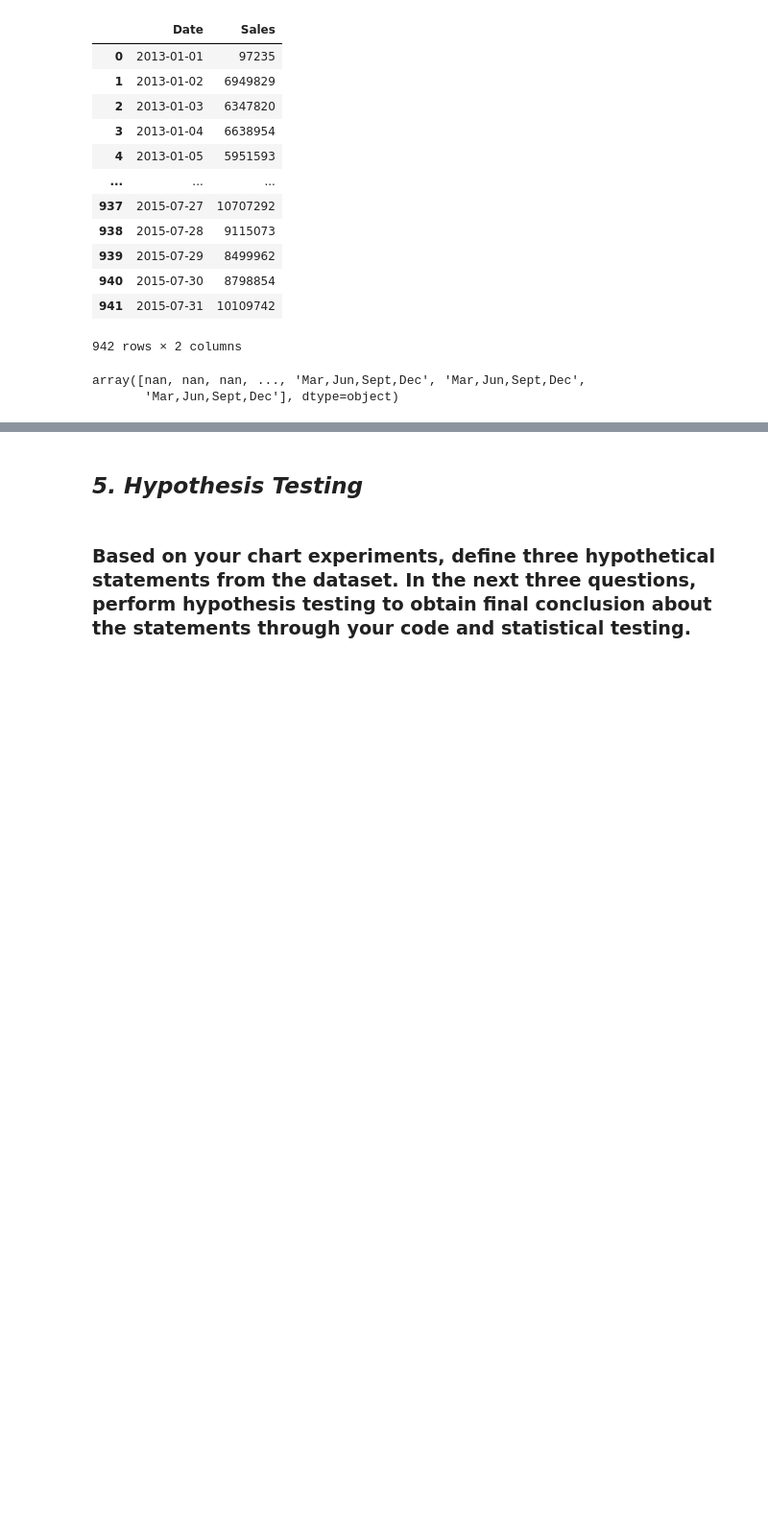
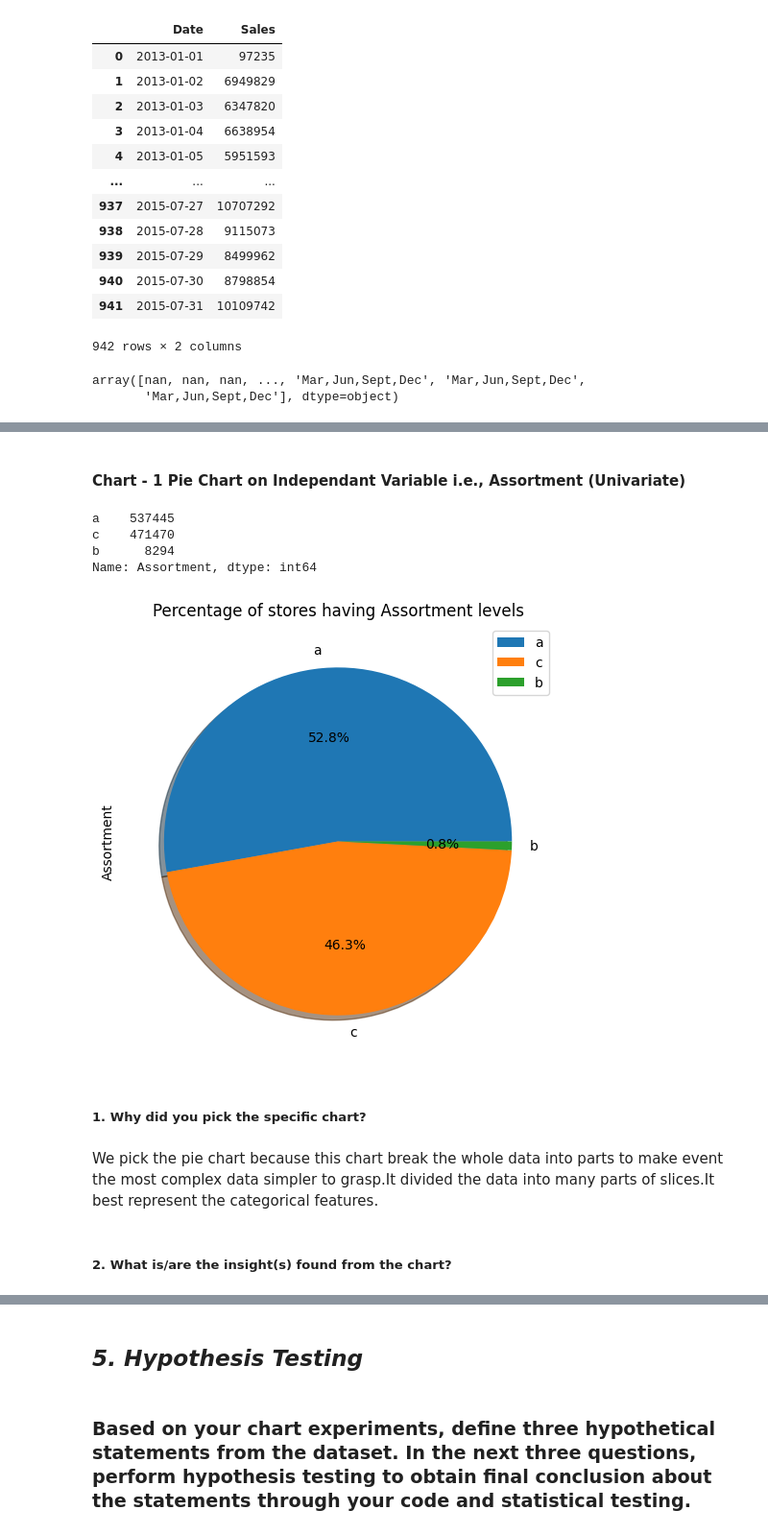
Before and after one commit to Dileepsingh6432/Retail-Sales-Prediction, a Jupyter notebook: Rossman_Retail_Sales_Prediction_Dileep_Singh.ipynb, the cells around one changed output, grey strips where cells are left out. Shown at 96% size. Saved outputs shown, nothing was run; the diff lists cells and outputs as text; code cells hidden in the pictures; blank space fills up the shorter version.

```diff
--- a/Rossman_Retail_Sales_Prediction_Dileep_Singh.ipynb
+++ b/Rossman_Retail_Sales_Prediction_Dileep_Singh.ipynb
@@ -459,0 +600,22 @@ array([nan, nan, nan, ..., 'Mar,Jun,Sept,Dec', 'Mar,Jun,Sept,Dec',
+# %% [markdown]
+#### Chart - 1 Pie Chart on Independant Variable i.e., Assortment (Univariate)
+# %%
+# Chart - 1 visualization code
+# Indepnedent Column (Assorment) Value Counts
+print(df.Assortment.value_counts())
+print(" ")
+# Dependant Variable Column Visualization
+df['Assortment'].value_counts().plot.pie(title='Percentage of stores having Assortment levels', legend=True, autopct='%1.1f%%', shadow=True)
+plt.show()
+# %% [output]
+a    537445
+c    471470
+b      8294
+Name: Assortment, dtype: int64
+[figure, added]
+# %% [markdown]
+##### 1. Why did you pick the specific chart?
+# %% [markdown]
+We pick the pie chart because this chart break the whole data into parts to make event the most complex data simpler to grasp.It divided the data into many parts of slices.It best represent the categorical features.
+# %% [markdown]
+##### 2. What is/are the insight(s) found from the chart?
```
Also changed, not shown: parts of 215 cells of this notebook.
